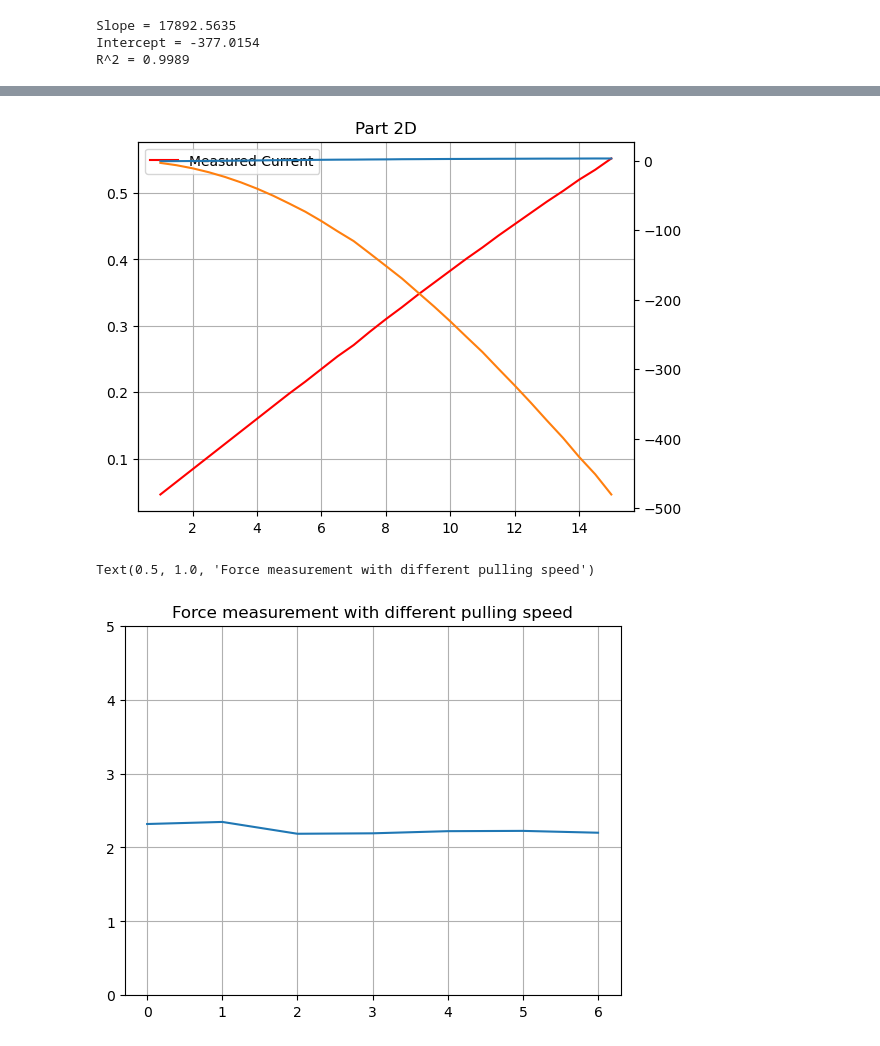
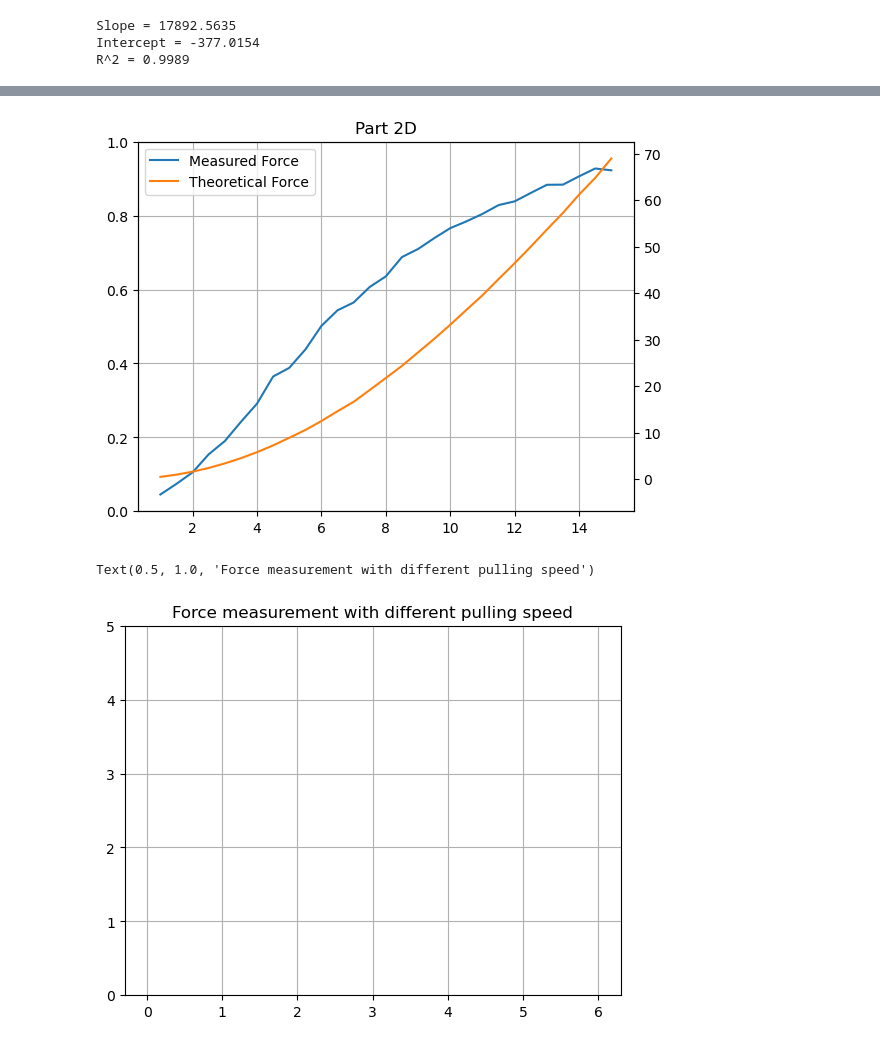
Before and after one commit to Undertaker-86/elec_343, a Jupyter notebook: data_analysis.ipynb, the cells around one changed output, grey strips where cells are left out. Saved outputs shown, nothing was run; the diff lists cells and outputs as text; code cells hidden in the pictures.

```diff
--- a/data_analysis.ipynb
+++ b/data_analysis.ipynb
@@ -8,7 +8,7 @@ import polars as pl
 from pathlib import Path
 # %%
 first_task = pd.read_csv("ELEC 343 Lab 1 - 1B.csv", skiprows=1)
-first_task["plunger position (mm)"] = first_task["plunger position (mm)"]/100
+first_task["plunger position (mm)"] = (first_task["plunger position (mm)"] - first_task["plunger position (mm)"][0])/100
 first_task.head()
 # %% [output]
 |  | Measurement | plunger position (mm) | Unnamed: 2 | inductance (mH) | Z | R |
@@ -20,8 +20,8 @@ first_task.head()
 # %%
 from scipy.optimize import curve_fit
 
-x_data = first_task["plunger position (mm)"][3:-1].values
-y_data = first_task["inductance (mH)"][3:-1].values
+x_data = first_task["plunger position (mm)"][:-1].values
+y_data = first_task["inductance (mH)"][:-1].values
 
 # 2. Get L0 from the last row of the DataFrame
 L0 = first_task["inductance (mH)"].iloc[-1]
@@ -167,10 +167,10 @@ Slope = 17892.5635
 Intercept = -377.0154
 R^2 = 0.9989
 # %%
-conversion_coefficient = slope
+conversion_coefficient = slope / 1000
 friction_voltage = np.mean(ab.tail(3))
 
-friction_force = conversion_coefficient * friction_voltage
+friction_force = conversion_coefficient * friction_voltage / friction_voltage * 0.3
 # %%
 k1 = k1_fit
 k2 = k2_fit
@@ -215,7 +219,7 @@ df_d = pl.DataFrame(sheet_read[1])
 
 df_d = df_d.with_columns(
     (pl.col("load cell voltage") * conversion_coefficient).alias("total measured force"),
-    (-k1 * (pl.col("solenoid current") ** 2) / (0.001 + k2) ** 2 / 2).alias("electromagnetic force from model"),
+    (k1 * (pl.col("solenoid current") ** 2) / (0.001 + k2) ** 2 / 2).alias("electromagnetic force from model"),
 ).with_columns(
     (pl.col("total measured force") - friction_force).alias("electromagnetic force")  # Subtract friction
 )
@@ -229,19 +228,19 @@ plt.plot(force)
 # %%
 applied_voltage = df_d_filtered.select('Applied voltage')
 current = df_d_filtered.select('solenoid current')
 force = df_d_filtered.select('electromagnetic force')
 theo_force = df_d_filtered.select('electromagnetic force from model')
 
 fig, ax = plt.subplots()
-ax.plot(applied_voltage, current, label ='Measured Current', color='red')
+# ax.plot(applied_voltage, current, label ='Measured Current', color='red')
 ax2 = ax.twinx()
 ax2.plot(applied_voltage, force, label='Measured Force')
 ax2.plot(applied_voltage, theo_force, label='Theoretical Force')
 ax.set_title('Part 2D')
-ax.legend()
+ax2.legend()
 ax.grid()
 # %% [output]
-[figure, old version]
+[figure, new version]
 # %%
 speed_data = df_d.filter(pl.col('Applied voltage') == 10)
 speed_data
@@ -252,4 +251,4 @@ plt.grid()
 plt.title('Force measurement with different pulling speed')
 # %% [output]
 Text(0.5, 1.0, 'Force measurement with different pulling speed')
-[figure, old version]
+[figure, new version]
```
Also changed, not shown: parts of 7 cells of this notebook.
